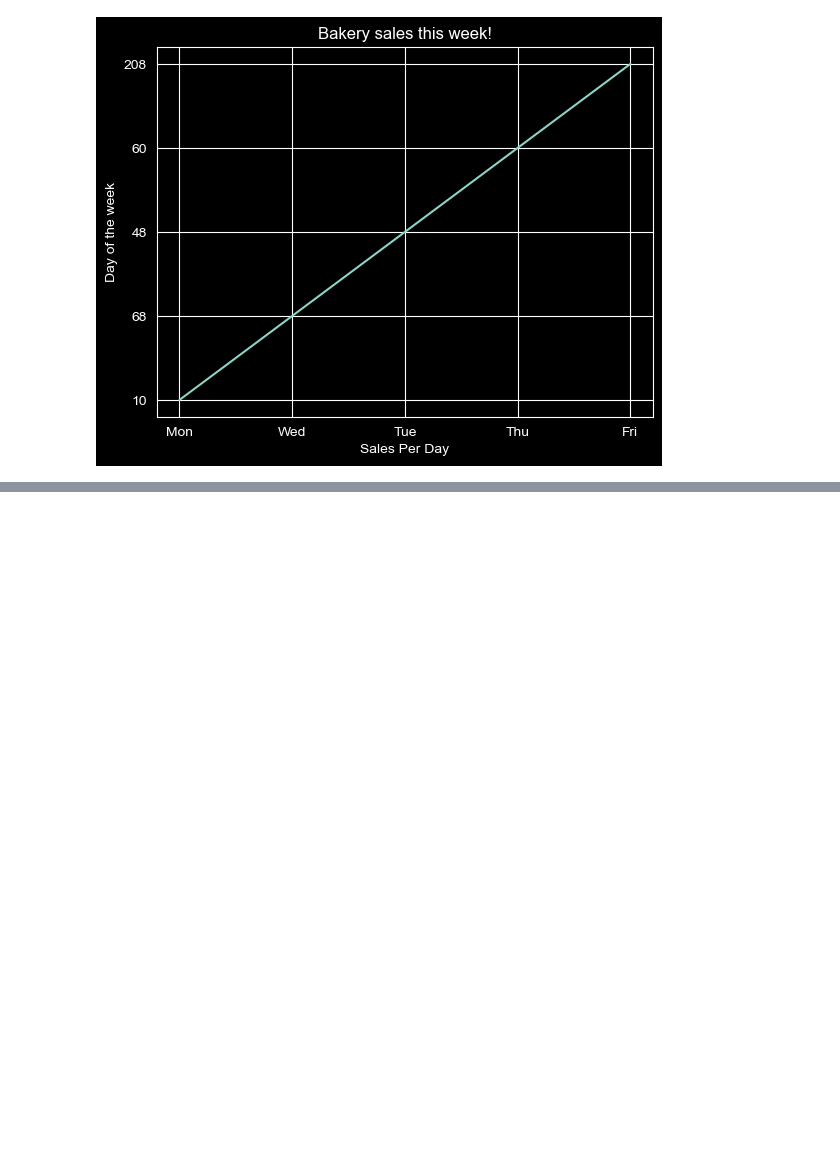
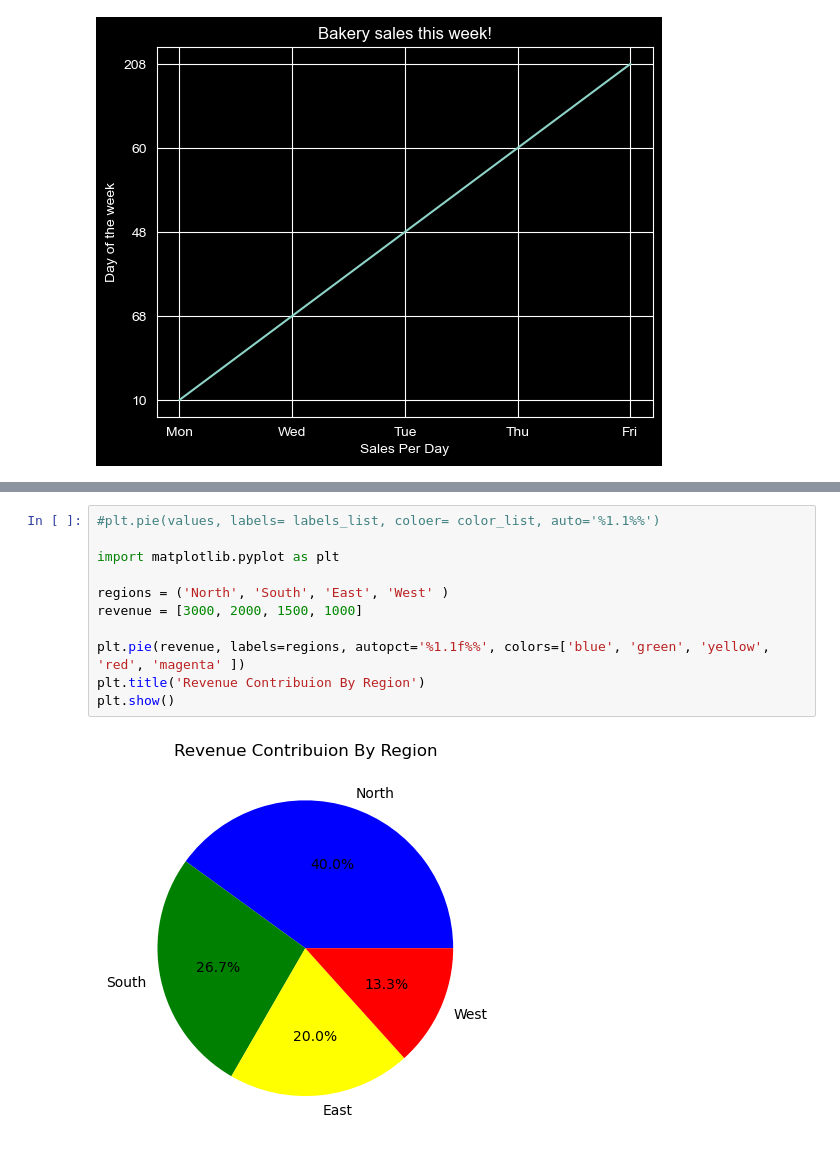
Before and after one commit to Geetansh124/Learn-PYthon-Progarmming, a Jupyter notebook: Python Programming/Python Libraries/Matplotlib/matplotlib.ipynb, the cells around one changed output, grey strips where cells are left out. Drawn from its saved outputs; the diff is of its cells as text; blank space fills up the shorter version.

```diff
--- a/Python Programming/Python Libraries/Matplotlib/matplotlib.ipynb
+++ b/Python Programming/Python Libraries/Matplotlib/matplotlib.ipynb
@@ -40,0 +87,13 @@ Error:
+# %%
+#plt.pie(values, labels= labels_list, coloer= color_list, auto='%1.1%%')
+
+import matplotlib.pyplot as plt
+
+regions = ('North', 'South', 'East', 'West' )
+revenue = [3000, 2000, 1500, 1000]
+
+plt.pie(revenue, labels=regions, autopct='%1.1f%%', colors=['blue', 'green', 'yellow', 'red', 'magenta' ])
+plt.title('Revenue Contribuion By Region')
+plt.show()
+# %% [output]
+[figure, added]
```
Also changed, not shown: parts of 3 cells of this notebook, 1 other file.
